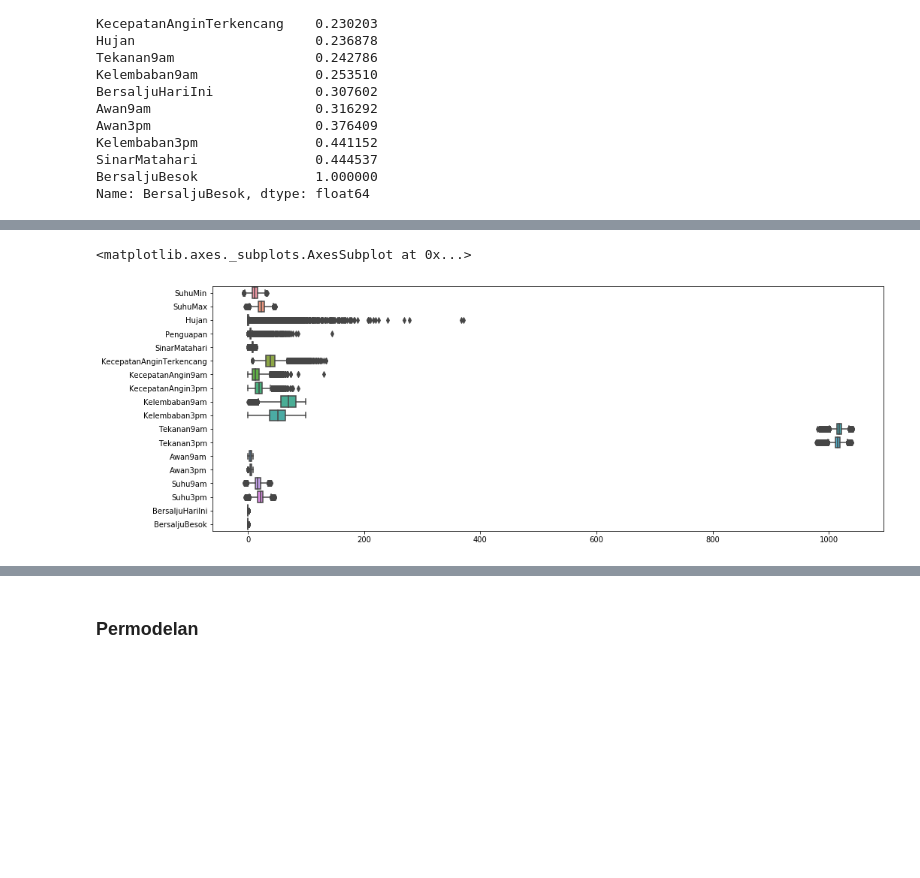
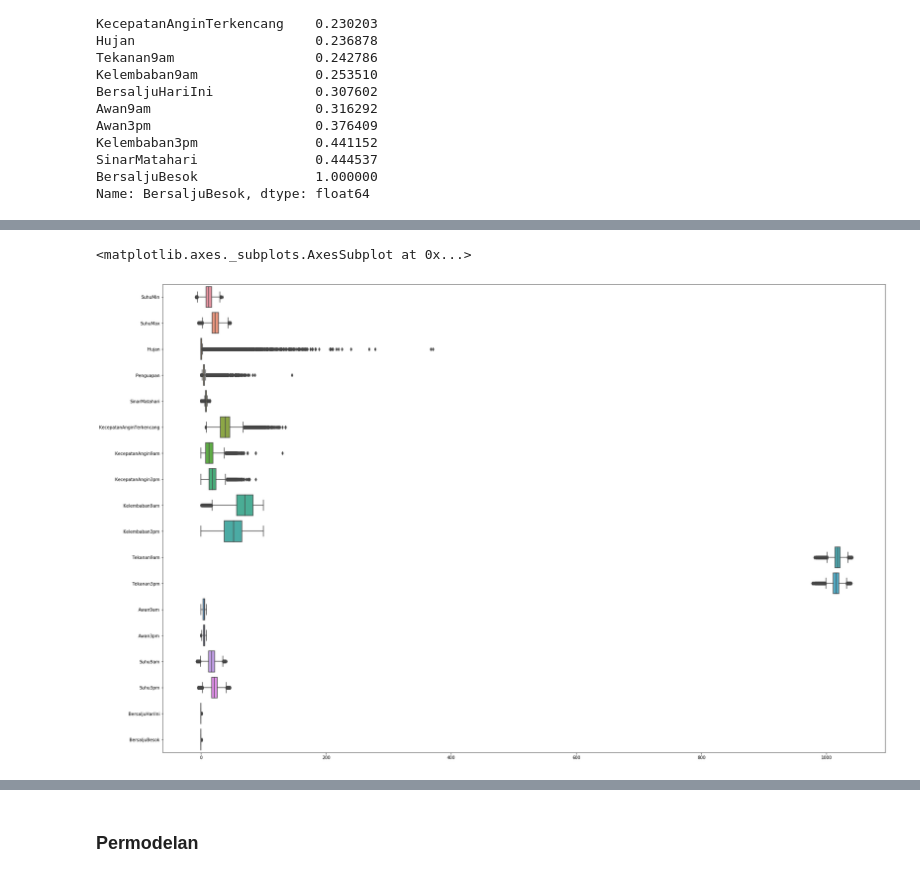
Before and after one commit to ichlasul0899/Klasifikasi-Salju-, a Jupyter notebook: code/Untitled.ipynb, the cells around one changed output, grey strips where cells are left out. Cells and saved outputs as stored; diff of their text form; code cells hidden in the pictures; blank space fills up the shorter version.

```diff
--- a/code/Untitled.ipynb
+++ b/code/Untitled.ipynb
@@ -157,6 +169,2 @@ Name: BersaljuBesok, dtype: float64
 # %%
 # Drop feature yang presentase missing values > 30%???
-# %%
-# Menghapus kolom yang tidak akan digunakan dalam pemodelan
-data_train_salju.drop(['id', 'Tanggal', 'KodeLokasi','ArahAnginTerkencang','ArahAngin9am', 'ArahAngin3pm'], axis=1, inplace=True)
-data_train_salju.info()
@@ -180,0 +171,13 @@ memory usage: 14.1 MB
+# %%
+from sklearn.impute import SimpleImputer
+
+imputer_med = SimpleImputer(strategy='median')
+imputer_mean = SimpleImputer(strategy='mean')
+imputer_mf = SimpleImputer(strategy='most_frequent')
+'''
+data_train_salju[['Kelembaban9am', 'Kelembaban3pm', 'Awan9am', 'Awan3pm']] = imputer_med.fit_transform(data_train_salju[['Kelembaban9am', 'Kelembaban3pm', 'Awan9am', 'Awan3pm']])
+data_train_salju[['SuhuMin', 'SuhuMax', 'Hujan', 'Penguapan', 'SinarMatahari', 'KecepatanAnginTerkencang', 'KecepatanAngin9am', 'KecepatanAngin3pm', 'Tekanan9am', 'Tekanan3pm', 'Suhu9am', 'Suhu3pm']] = imputer_mean.fit_transform(data_train_salju[['SuhuMin', 'SuhuMax', 'Hujan', 'Penguapan', 'SinarMatahari', 'KecepatanAnginTerkencang', 'KecepatanAngin9am', 'KecepatanAngin3pm', 'Tekanan9am', 'Tekanan3pm', 'Suhu9am', 'Suhu3pm']])
+data_train_salju['ArahAnginTerkencang','ArahAngin9am', 'ArahAngin3pm'] = imputer_mf.fit_transform(data_train_salju[['ArahAnginTerkencang','ArahAngin9am', 'ArahAngin3pm']])
+
+'''
+#data_train_salju.isnull().sum()
@@ -219 +222,5 @@ BersaljuBesok               0
 dtype: int64
+# %%
+# Menghapus kolom yang tidak akan digunakan dalam pemodelan
+data_train_salju.drop(['id', 'Tanggal', 'KodeLokasi'], axis=1, inplace=True)
+data_train_salju.info()
@@ -220,9 +245,9 @@ dtype: int64
 # %%
-plt.figure(figsize=(16, 6))
+plt.figure(figsize=(30, 20))
 sns.boxplot(data=data_train_salju, orient='h')
 # %% [output]
 <matplotlib.axes._subplots.AxesSubplot at 0x...>
-[figure, old version]
+[figure, new version]
 # %%
 # Handle Outlier
 # %%
```
Also changed, not shown: parts of 26 cells of this notebook.
